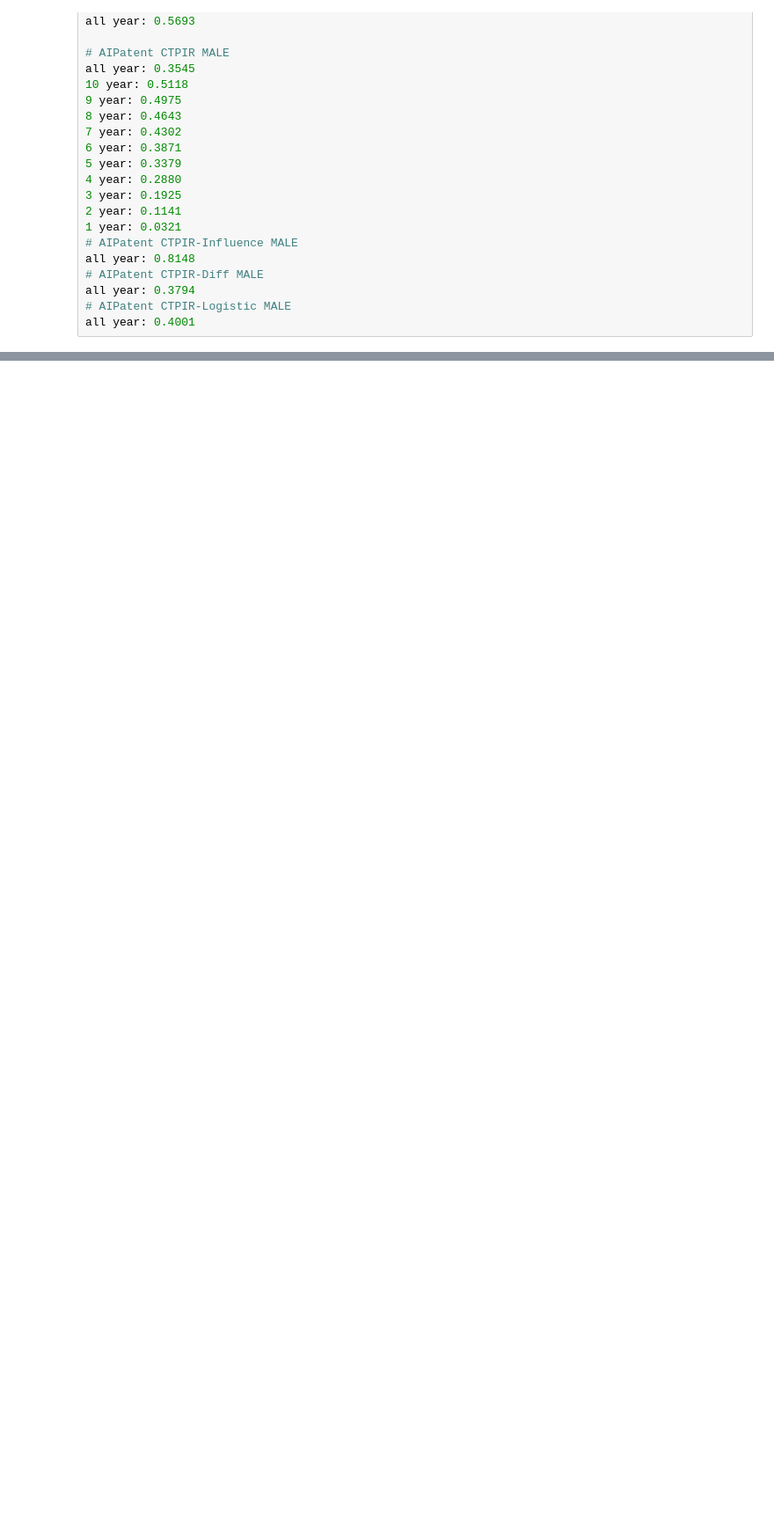
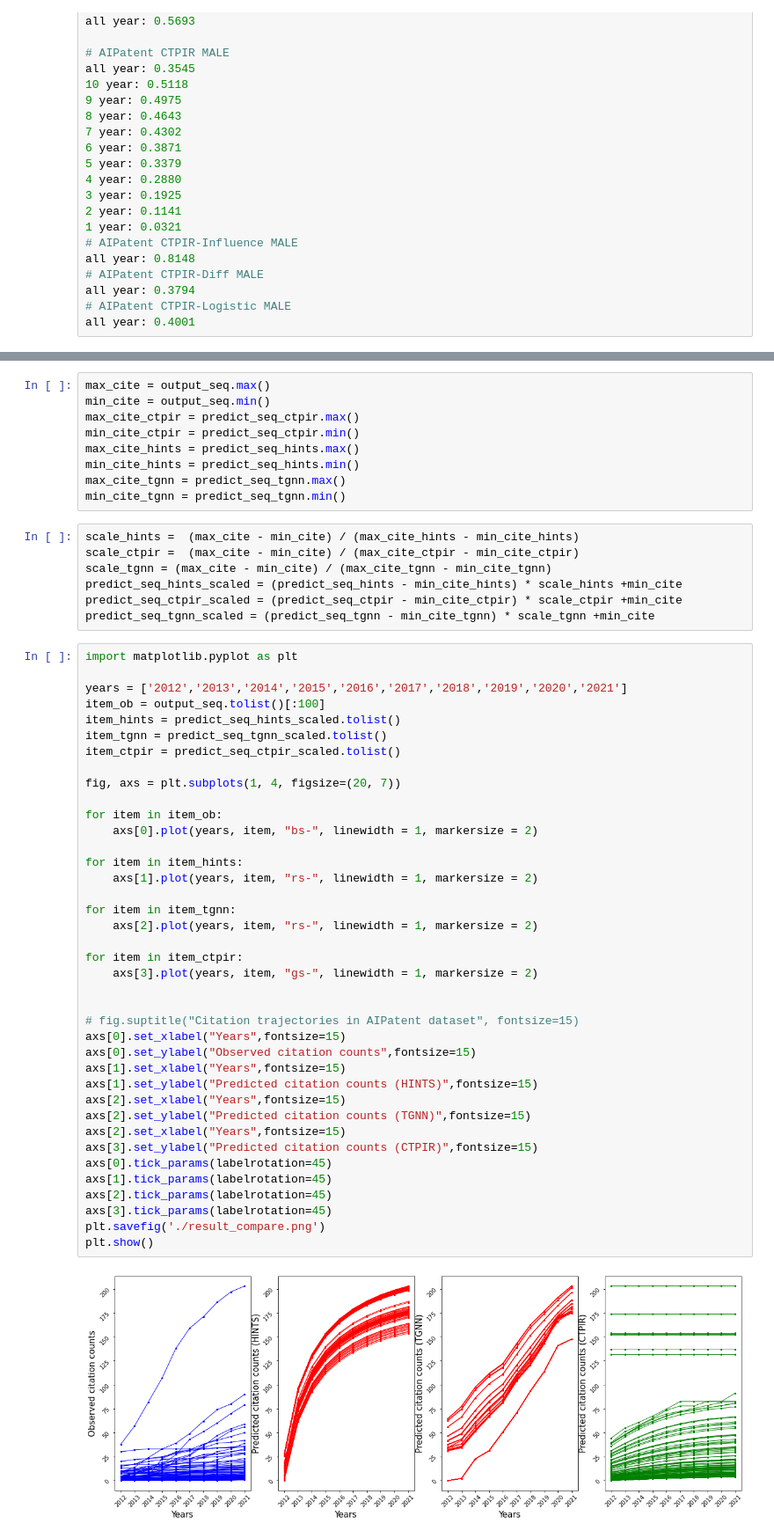
Before and after one commit to changzong/CPIR, a Jupyter notebook: data_process.ipynb, the cells around one changed output, grey strips where cells are left out. Shown at 88% size. Cells and saved outputs as stored; diff of their text form; blank space fills up the shorter version.

Commit message:
conduct result compare

```diff
--- a/data_process.ipynb
+++ b/data_process.ipynb
@@ -1277,0 +1310,57 @@ all year: 0.4001
+# %%
+max_cite = output_seq.max()
+min_cite = output_seq.min()
+max_cite_ctpir = predict_seq_ctpir.max()
+min_cite_ctpir = predict_seq_ctpir.min()
+max_cite_hints = predict_seq_hints.max()
+min_cite_hints = predict_seq_hints.min()
+max_cite_tgnn = predict_seq_tgnn.max()
+min_cite_tgnn = predict_seq_tgnn.min()
+# %%
+scale_hints =  (max_cite - min_cite) / (max_cite_hints - min_cite_hints)
+scale_ctpir =  (max_cite - min_cite) / (max_cite_ctpir - min_cite_ctpir)
+scale_tgnn = (max_cite - min_cite) / (max_cite_tgnn - min_cite_tgnn)
+predict_seq_hints_scaled = (predict_seq_hints - min_cite_hints) * scale_hints +min_cite
+predict_seq_ctpir_scaled = (predict_seq_ctpir - min_cite_ctpir) * scale_ctpir +min_cite
+predict_seq_tgnn_scaled = (predict_seq_tgnn - min_cite_tgnn) * scale_tgnn +min_cite
+# %%
+import matplotlib.pyplot as plt
+
+years = ['2012','2013','2014','2015','2016','2017','2018','2019','2020','2021']
+item_ob = output_seq.tolist()[:100]
+item_hints = predict_seq_hints_scaled.tolist()
+item_tgnn = predict_seq_tgnn_scaled.tolist()
+item_ctpir = predict_seq_ctpir_scaled.tolist()
+
+fig, axs = plt.subplots(1, 4, figsize=(20, 7))
+
+for item in item_ob:
+    axs[0].plot(years, item, "bs-", linewidth = 1, markersize = 2)
+
+for item in item_hints:
+    axs[1].plot(years, item, "rs-", linewidth = 1, markersize = 2)
+
+for item in item_tgnn:
+    axs[2].plot(years, item, "rs-", linewidth = 1, markersize = 2)
+
+for item in item_ctpir:
+    axs[3].plot(years, item, "gs-", linewidth = 1, markersize = 2)
+
+
+# fig.suptitle("Citation trajectories in AIPatent dataset", fontsize=15)
+axs[0].set_xlabel("Years",fontsize=15)
+axs[0].set_ylabel("Observed citation counts",fontsize=15)
+axs[1].set_xlabel("Years",fontsize=15)
+axs[1].set_ylabel("Predicted citation counts (HINTS)",fontsize=15)
+axs[2].set_xlabel("Years",fontsize=15)
+axs[2].set_ylabel("Predicted citation counts (TGNN)",fontsize=15)
+axs[2].set_xlabel("Years",fontsize=15)
+axs[3].set_ylabel("Predicted citation counts (CTPIR)",fontsize=15)
+axs[0].tick_params(labelrotation=45)
+axs[1].tick_params(labelrotation=45)
+axs[2].tick_params(labelrotation=45)
+axs[3].tick_params(labelrotation=45)
+plt.savefig('./result_compare.png')
+plt.show()
+# %% [output]
+[figure, added]
```
Also changed, not shown: parts of 3 cells of this notebook, 13 other files.
